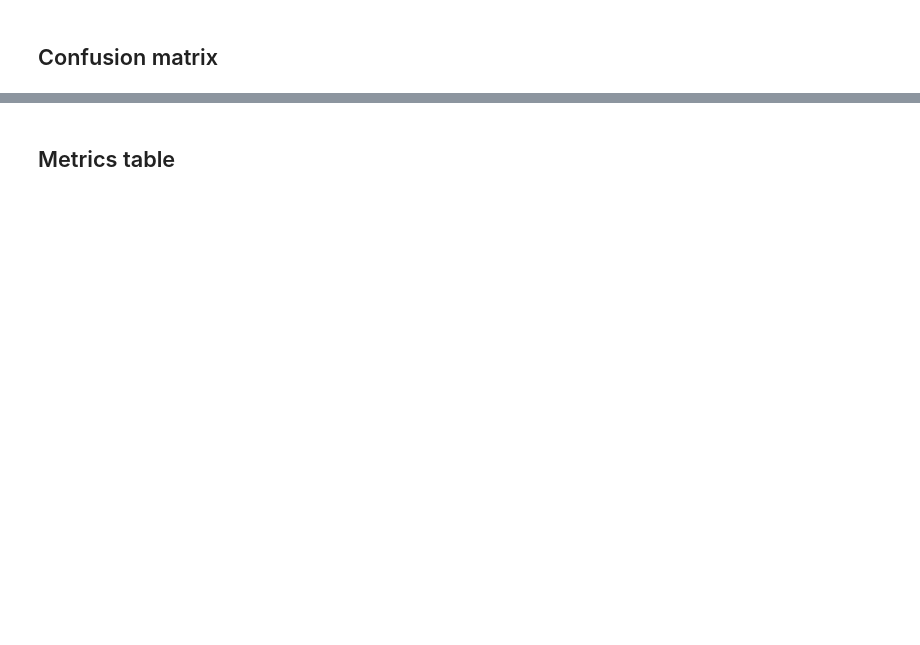
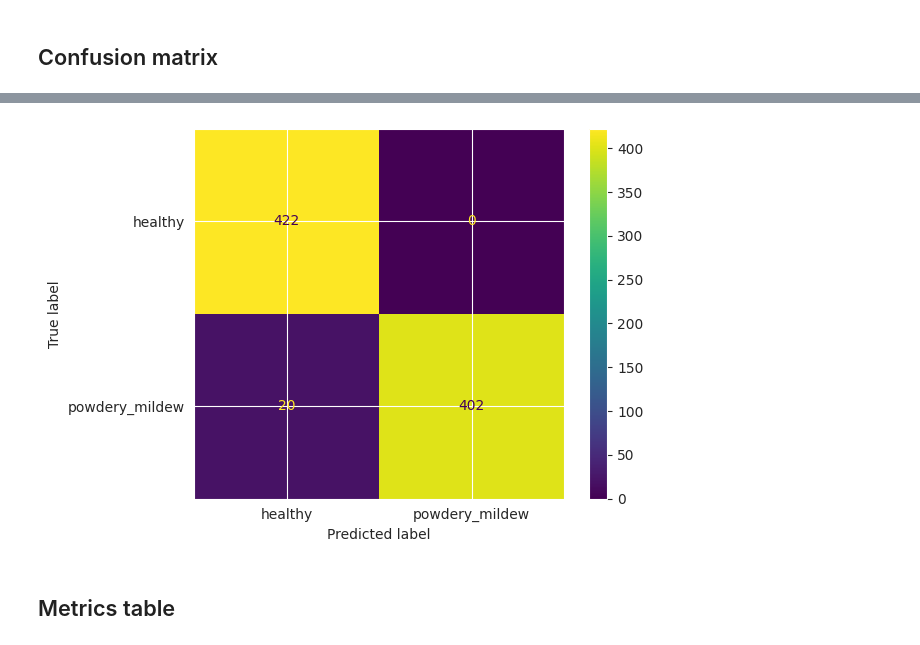
Before and after one commit to BGCG/project-5, a Jupyter notebook: jupyter_notebooks/ModelEvaluation.ipynb, the cells around one changed output, grey strips where cells are left out. Saved outputs shown, nothing was run; the diff lists cells and outputs as text; code cells hidden in the pictures; blank space fills up the shorter version.

```diff
--- a/jupyter_notebooks/ModelEvaluation.ipynb
+++ b/jupyter_notebooks/ModelEvaluation.ipynb
@@ -337,17 +448,21 @@ print("Test Accuracy:", test_accuracy)
 # %%
 from sklearn import metrics
 
 actual = binary_labels
 pred = predicted_labels
 predicted = [label[0] for label in pred] # convert predicted to same format as actual label list
 
 cf_matrix = metrics.confusion_matrix(actual, predicted)
 
 cm_display = metrics.ConfusionMatrixDisplay(confusion_matrix=cf_matrix,
                                             display_labels=[labels[0], labels[1]])
 
 cm_display.plot()
+plt.savefig(f'{output_dir}/conf_matrix.png',
+            bbox_inches='tight', dpi=150)
 plt.show()
+# %% [output]
+[figure, added]
 # %% [markdown]
 ## Metrics table
 # %%
```
Also changed, not shown: parts of 26 cells of this notebook.
